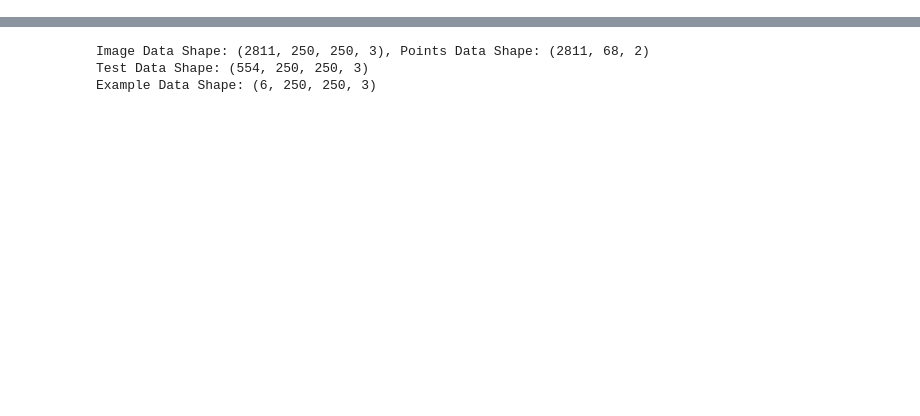
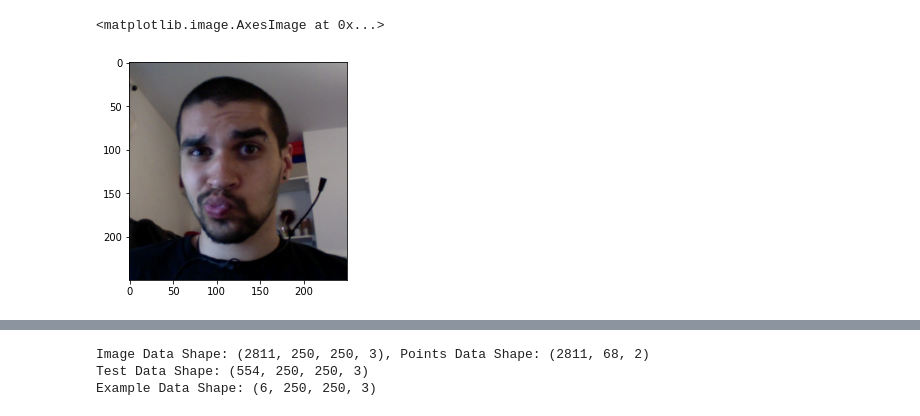
Before and after one commit to LordLean/Computer-Vision, a Jupyter notebook: CV_Labs/CV_183708.ipynb, the cells around one changed output, grey strips where cells are left out. Drawn from its saved outputs; the diff is of its cells as text; code cells hidden in the pictures; blank space fills up the shorter version.

```diff
--- a/CV_Labs/CV_183708.ipynb
+++ b/CV_Labs/CV_183708.ipynb
@@ -2,0 +26,15 @@
+# %%
+#@title Import personal photos
+from google.colab import files
+uploaded = files.upload()
+
+# Picture of Me.
+full_path = "/content/" + "alex.jpg"
+alex = cv2.imread(full_path)
+alex = alex[:,150:550,:]
+alex = cv2.resize(alex, (250,250), interpolation = cv2.INTER_AREA)
+alex = cv2.cvtColor(alex,cv2.COLOR_BGR2RGB)
+plt.imshow(alex)
+# %% [output]
+<matplotlib.image.AxesImage at 0x...>
+[figure, added]
```
Also changed, not shown: parts of 20 cells of this notebook.
